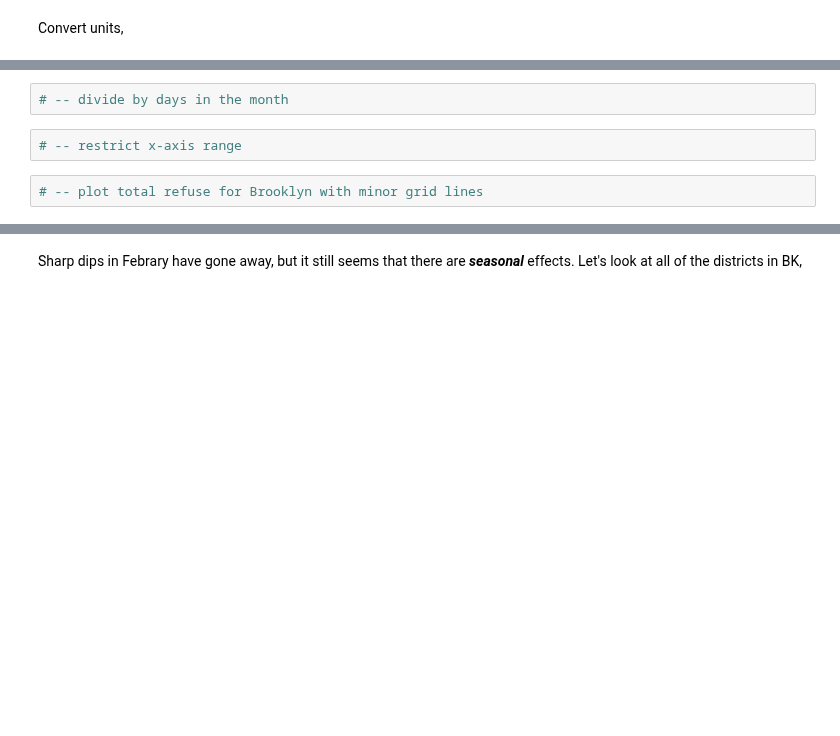
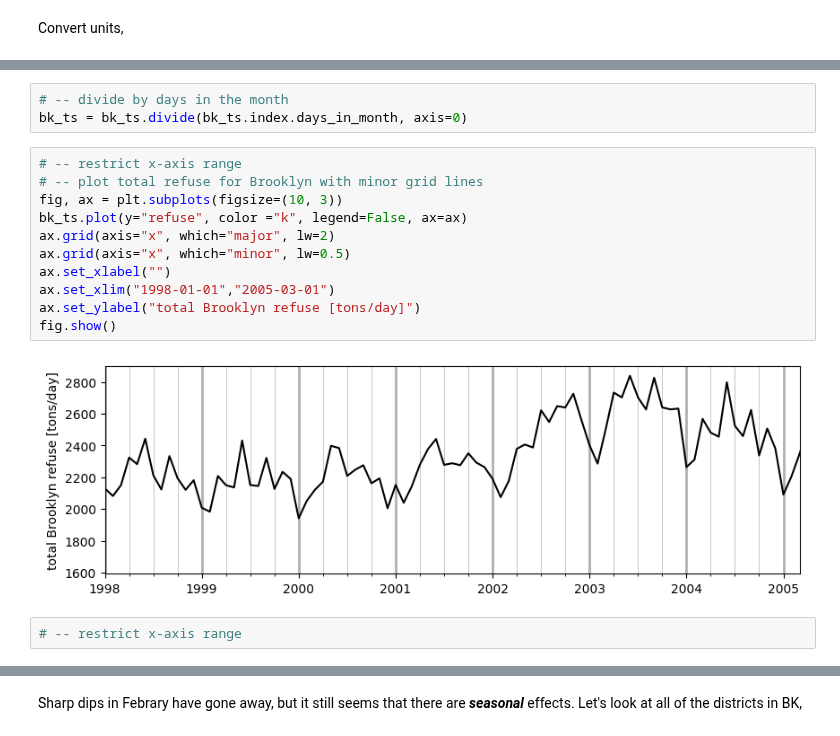
Before and after one commit to ReidelVichot/DSTEP23, a Jupyter notebook: week_5/dstep23_dsny_trash_part2_rvichot.ipynb, the cells around one changed output, grey strips where cells are left out. Saved outputs shown, nothing was run; the diff lists cells and outputs as text; blank space fills up the shorter version.

```diff
--- a/week_5/dstep23_dsny_trash_part2_rvichot.ipynb
+++ b/week_5/dstep23_dsny_trash_part2_rvichot.ipynb
@@ -87,6 +147,18 @@ bk_ts.index
 # %%
 # -- divide by days in the month
+bk_ts = bk_ts.divide(bk_ts.index.days_in_month, axis=0)
+# %%
+# -- restrict x-axis range
+# -- plot total refuse for Brooklyn with minor grid lines
+fig, ax = plt.subplots(figsize=(10, 3))
+bk_ts.plot(y="refuse", color ="k", legend=False, ax=ax)
+ax.grid(axis="x", which="major", lw=2)
+ax.grid(axis="x", which="minor", lw=0.5)
+ax.set_xlabel("")
+ax.set_xlim("1998-01-01","2005-03-01")
+ax.set_ylabel("total Brooklyn refuse [tons/day]")
+fig.show()
+# %% [output]
+[figure, added]
 # %%
 # -- restrict x-axis range
-# %%
-# -- plot total refuse for Brooklyn with minor grid lines
```
Also changed, not shown: parts of 12 cells of this notebook.
